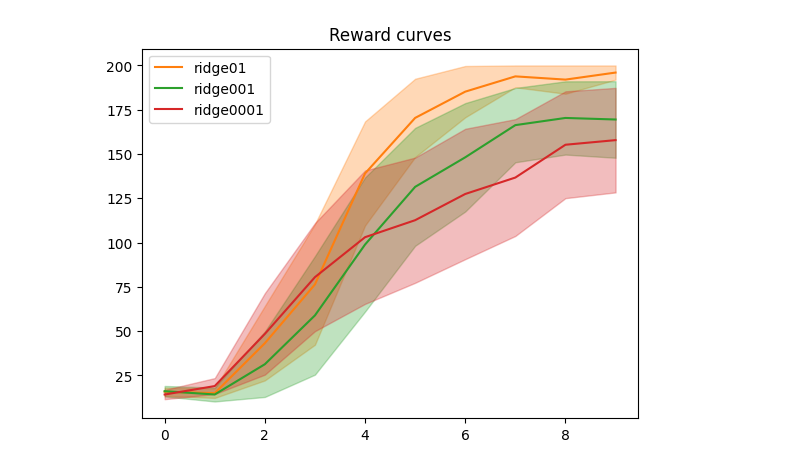
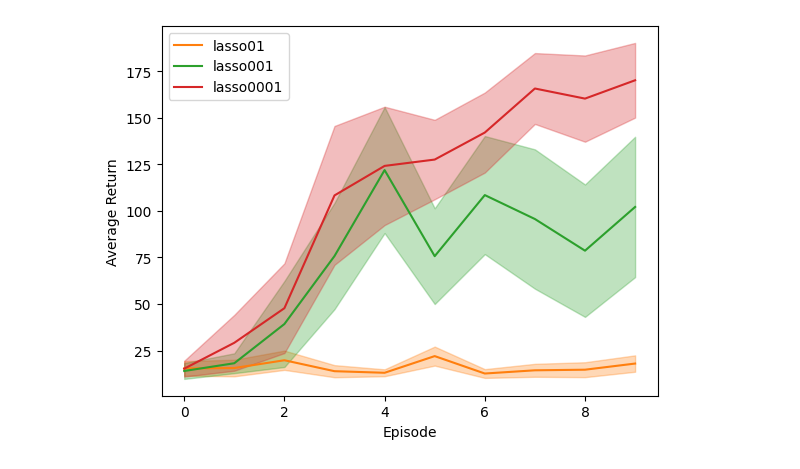
Before and after one commit to DavideZFC/SindyRL, a Jupyter notebook: plotter.ipynb, the cells around one changed output. Drawn from its saved outputs; the diff is of its cells as text; code cells hidden in the pictures.

```diff
--- a/plotter.ipynb
+++ b/plotter.ipynb
@@ -1,23 +1,25 @@
 # %%
 import numpy as np
 from functions.misc.confidence_bounds import bootstrap_ci
 import matplotlib.pyplot as plt
 from functions.misc.plot_data import plot_data
 
 
-names = ['fourier', 'legendre', 'poly']#['lasso01', 'lasso001', 'lasso0001']
-new_names = ['fourier', 'legendre', 'poly']#['ridge01', 'ridge001', 'ridge0001']
-dir = 'results\_24_06_11-18_45_'+'/'
+names = ['lasso01', 'lasso001', 'lasso0001']#['fourier', 'legendre', 'poly']
+new_names = ['lasso01', 'lasso001', 'lasso0001']#['ridge01', 'ridge001', 'ridge0001']#['fourier', 'legendre', 'poly']
+dir = 'results\_24_06_11-18_04_'+'/'
 
 for i in range(len(names)):
     name = names[i]
     results = np.load(dir+name+'.npy')
     low, high = bootstrap_ci(results)
 
     plot_data(np.arange(0,len(low)), low, high, col='C{}'.format(i+1), label=new_names[i])
 
 plt.legend()
-plt.title('Reward curves')
+plt.xlabel('Episode')
+plt.ylabel('Average Return')
+# plt.title('Reward curves')
 plt.savefig('reward_plot.pdf')
 # %% [output]
-[figure, old version]
+[figure, new version]
```
Also changed, not shown: 3 other files.
